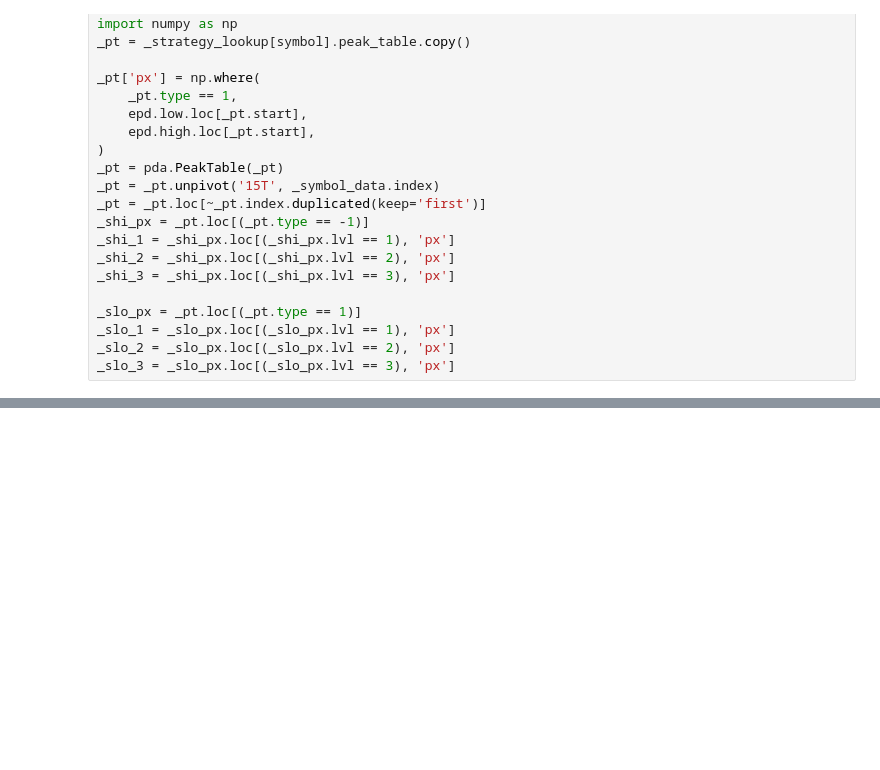
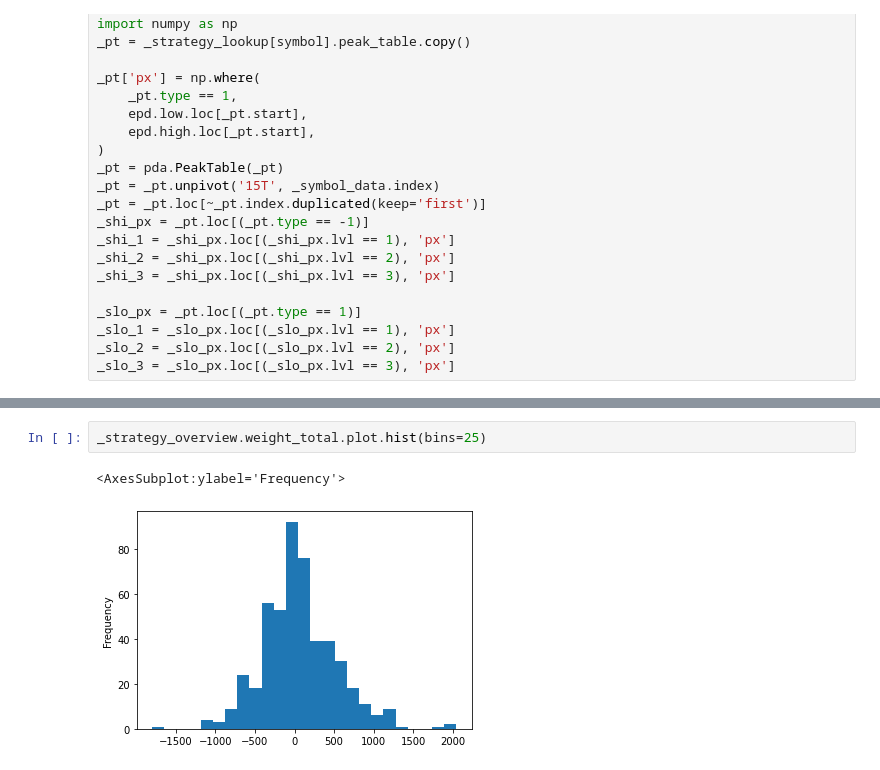
Before and after one commit to bjahnke/blue_bird_pms, a Jupyter notebook: src/backtester.ipynb, the cells around one changed output, grey strips where cells are left out. Saved outputs shown, nothing was run; the diff lists cells and outputs as text; blank space fills up the shorter version.

```diff
--- a/src/backtester.ipynb
+++ b/src/backtester.ipynb
@@ -125,0 +133,5 @@ plot(1)
+# %%
+_strategy_overview.weight_total.plot.hist(bins=25)
+# %% [output]
+<AxesSubplot:ylabel='Frequency'>
+[figure, added]
```
Also changed, not shown: parts of 10 cells of this notebook, 4 other files.
